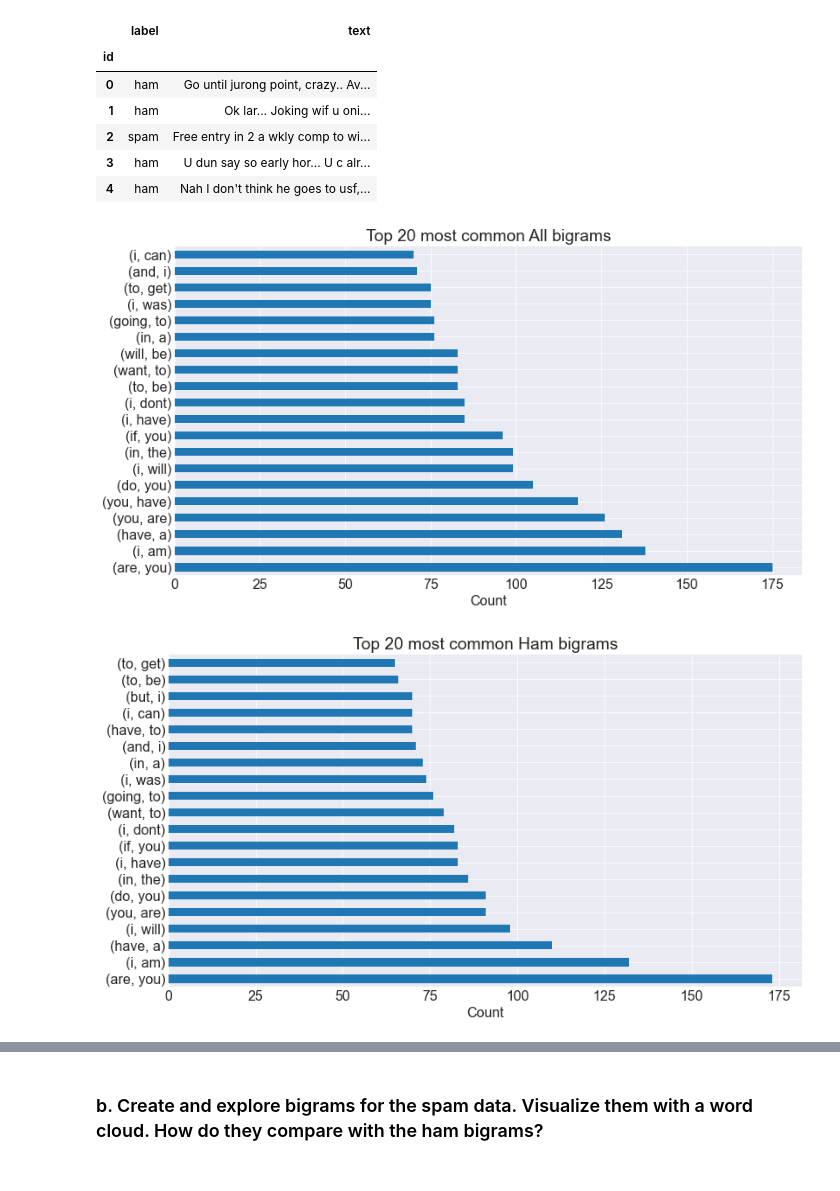
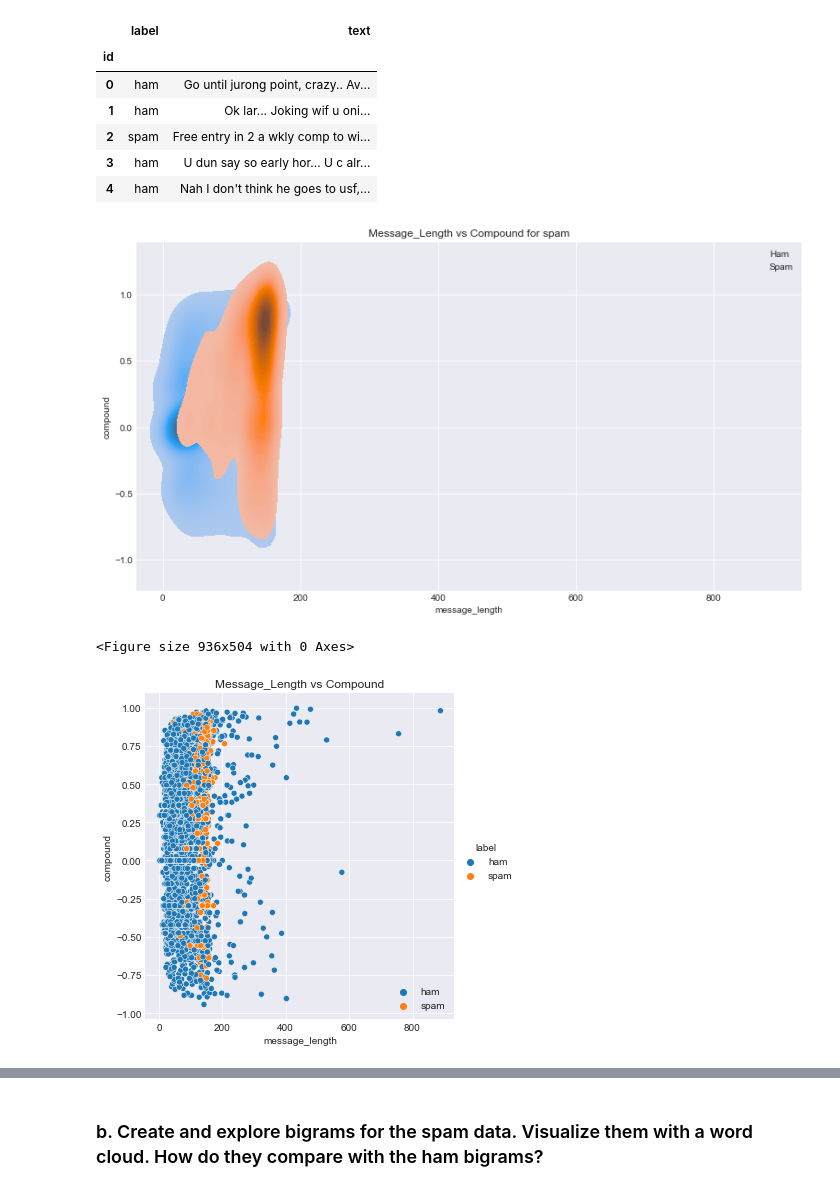
Before and after one commit to CharlesAtchison/natural-language-processing-exercises, a Jupyter notebook: explore.ipynb, the cells around one changed output, grey strips where cells are left out. Saved outputs shown, nothing was run; the diff lists cells and outputs as text; code cells hidden in the pictures.

Commit message:
Finished explore Class creation and images

```diff
--- a/explore.ipynb
+++ b/explore.ipynb
@@ -160,8 +335,11 @@ hns = NLP_explore(df, 'label', 'text', 'ham', 'spam')
-# %%
-all_bigrams = hns.bigram()
-# %% [output]
-[figure, removed]
-# %%
-spam_bigram = hns.bigram('spam')
-# %% [output]
-[figure, removed]
+# %%
+hns = NLP_explore(df, 'label', 'text', 'ham', 'spam')
+hns.add_features()
+hns.add_sentiment_analysis().head()
+hns.sentiment_bivariate_plots(save=True)
+hns.sentiment_distributions(save=True)
+hns.plot_wordcloud(save=True)
+# %% [output]
+[figure, added]
+<Figure size 936x504 with 0 Axes>
+[figure, added]
```
Also changed, not shown: parts of 5 cells of this notebook, 16 other files.
